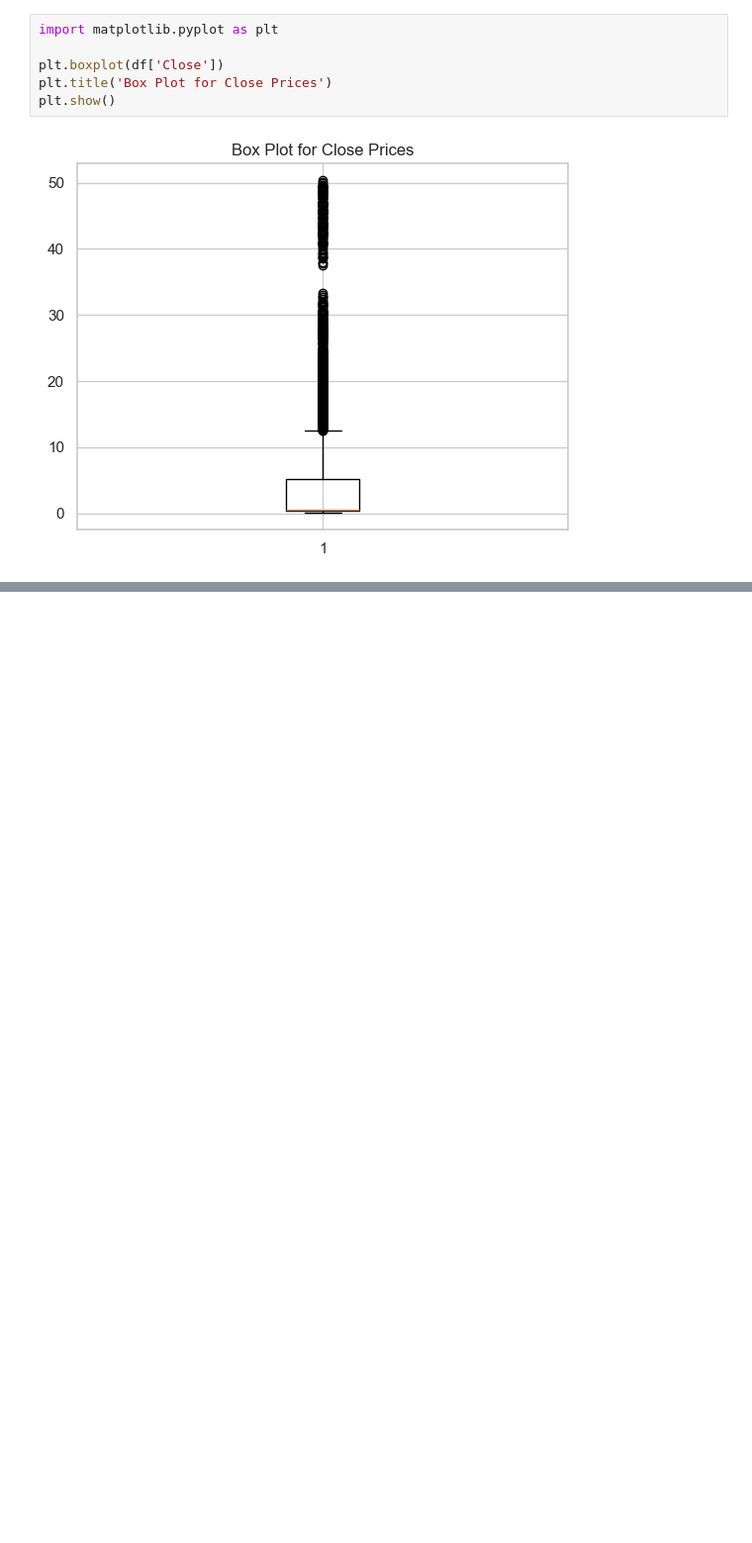
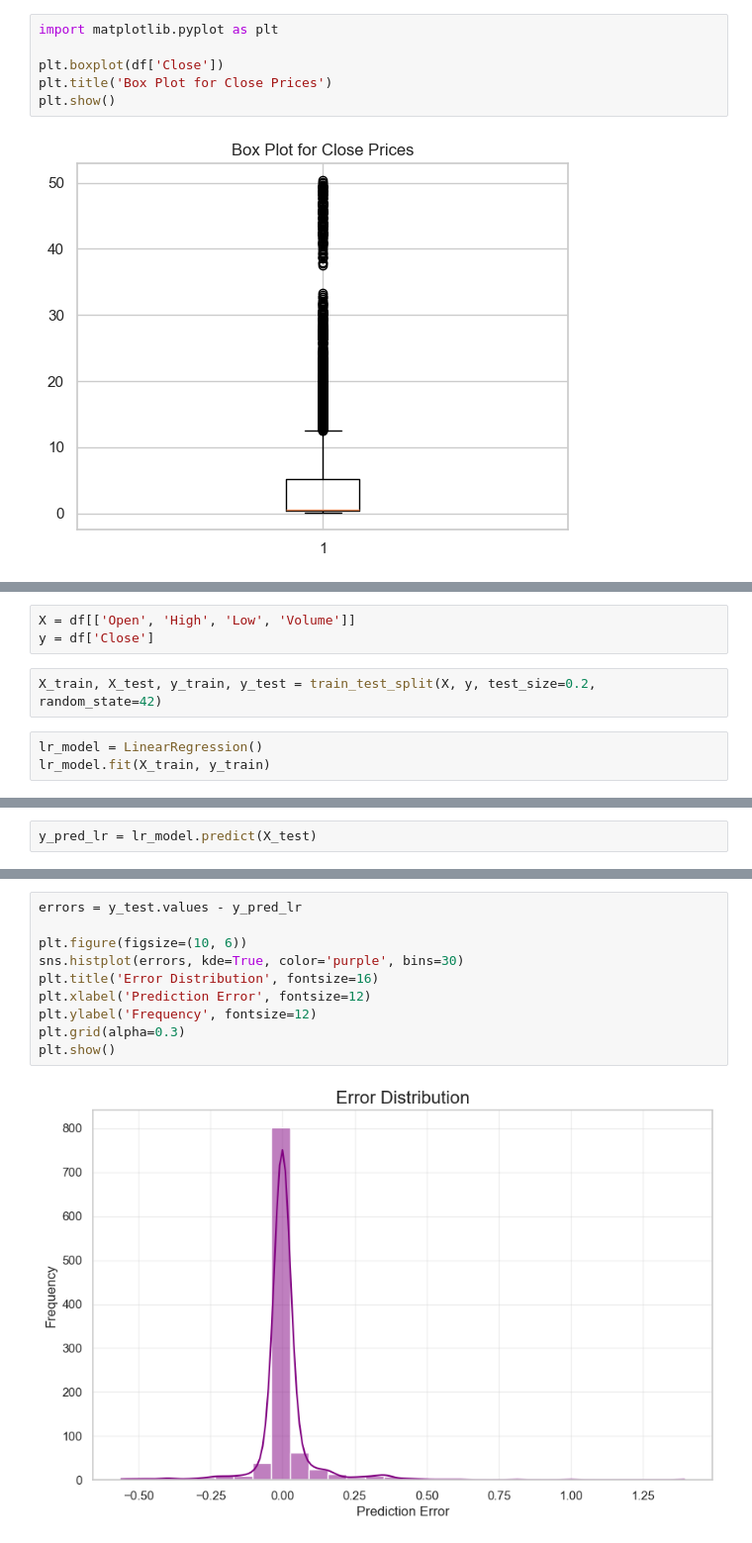
Before and after one commit to wajihulhasan01/Predicting-Stock-Price, a Jupyter notebook: Project_One.ipynb, the cells around one changed output, grey strips where cells are left out. Shown at 99% size. Drawn from its saved outputs; the diff is of its cells as text; blank space fills up the shorter version.

```diff
--- a/Project_One.ipynb
+++ b/Project_One.ipynb
@@ -331,0 +270,8 @@ Let me know if you’d like help implementing any part of this project! 🚀
+# %%
+X = df[['Open', 'High', 'Low', 'Volume']]
+y = df['Close']
+# %%
+X_train, X_test, y_train, y_test = train_test_split(X, y, test_size=0.2, random_state=42)
+# %%
+lr_model = LinearRegression()
+lr_model.fit(X_train, y_train)
@@ -331,0 +280,2 @@ Let me know if you’d like help implementing any part of this project! 🚀
+# %%
+y_pred_lr = lr_model.predict(X_test)
@@ -331,0 +293,12 @@ Let me know if you’d like help implementing any part of this project! 🚀
+# %%
+errors = y_test.values - y_pred_lr
+
+plt.figure(figsize=(10, 6))
+sns.histplot(errors, kde=True, color='purple', bins=30)
+plt.title('Error Distribution', fontsize=16)
+plt.xlabel('Prediction Error', fontsize=12)
+plt.ylabel('Frequency', fontsize=12)
+plt.grid(alpha=0.3)
+plt.show()
+# %% [output]
+[figure, added]
```
Also changed, not shown: parts of 6 cells of this notebook, 1 other file.
